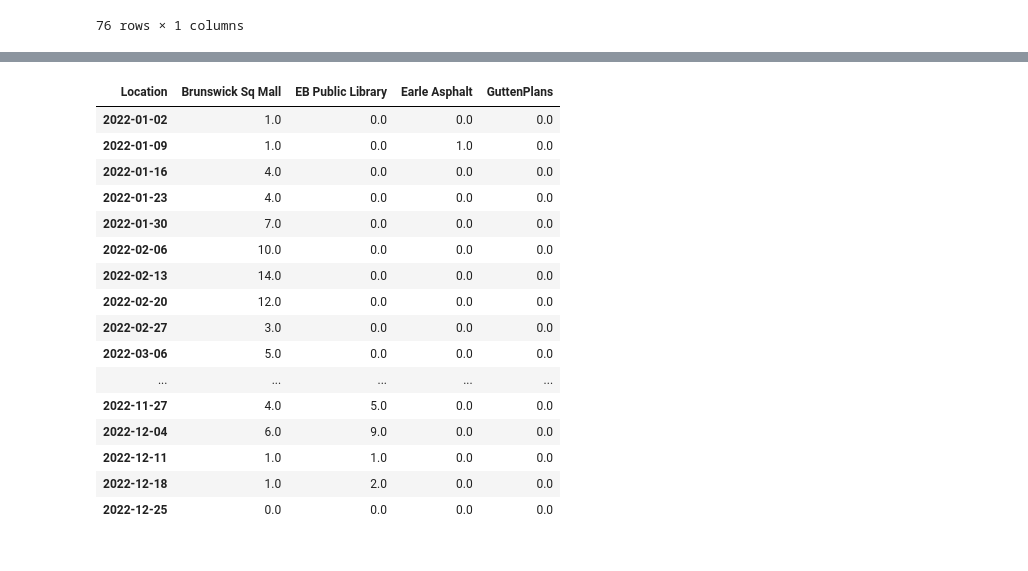
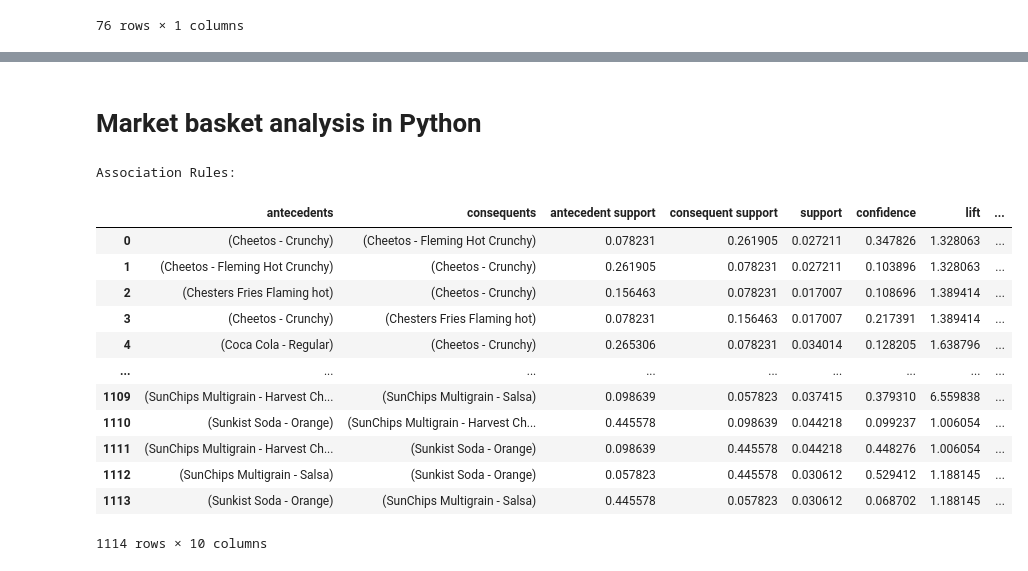
Before and after one commit to tomweinandy/AIinPowerBI, a Jupyter notebook: clean_vending_data.ipynb, the cells around one changed output, grey strips where cells are left out. Drawn from its saved outputs; the diff is of its cells as text; code cells hidden in the pictures.

Commit message:
Add market basket analysis

```diff
--- a/clean_vending_data.ipynb
+++ b/clean_vending_data.ipynb
@@ -587,20 +342,38 @@ plt.show()
-# %%
-pivot_data
-# %% [output]
-| Location | Brunswick Sq Mall | EB Public Library | Earle Asphalt | GuttenPlans |
-| 2022-01-02 | 1.0 | 0.0 | 0.0 | 0.0 |
-| 2022-01-09 | 1.0 | 0.0 | 1.0 | 0.0 |
-| 2022-01-16 | 4.0 | 0.0 | 0.0 | 0.0 |
-| 2022-01-23 | 4.0 | 0.0 | 0.0 | 0.0 |
-| 2022-01-30 | 7.0 | 0.0 | 0.0 | 0.0 |
-| 2022-02-06 | 10.0 | 0.0 | 0.0 | 0.0 |
-| 2022-02-13 | 14.0 | 0.0 | 0.0 | 0.0 |
-| 2022-02-20 | 12.0 | 0.0 | 0.0 | 0.0 |
-| 2022-02-27 | 3.0 | 0.0 | 0.0 | 0.0 |
-| 2022-03-06 | 5.0 | 0.0 | 0.0 | 0.0 |
-| ... | ... | ... | ... | ... |
-| 2022-11-27 | 4.0 | 5.0 | 0.0 | 0.0 |
-| 2022-12-04 | 6.0 | 9.0 | 0.0 | 0.0 |
-| 2022-12-11 | 1.0 | 1.0 | 0.0 | 0.0 |
-| 2022-12-18 | 1.0 | 2.0 | 0.0 | 0.0 |
-| 2022-12-25 | 0.0 | 0.0 | 0.0 | 0.0 |
+# %% [markdown]
+# Market basket analysis in Python
+# %%
+from mlxtend.preprocessing import TransactionEncoder
+from mlxtend.frequent_patterns import apriori, association_rules
+
+# Example list of grocery item sets
+grocery_list = basket_list
+
+# Convert the grocery list to a one-hot encoded transaction format
+te = TransactionEncoder()
+te_ary = te.fit_transform(grocery_list)
+df = pd.DataFrame(te_ary, columns=te.columns_)
+
+# Apply the Apriori algorithm to find frequent itemsets
+frequent_itemsets = apriori(df, min_support=0.01, use_colnames=True, max_len=2)
+
+# Generate association rules
+association_rules = association_rules(frequent_itemsets, metric='lift', min_threshold=1)
+
+# Display the association rules
+print("\nAssociation Rules:")
+association_rules
+# %% [output]
+Association Rules:
+|  | antecedents | consequents | antecedent support | consequent support | support | confidence | lift | ... |
+| 0 | (Cheetos - Crunchy) | (Cheetos - Fleming Hot Crunchy) | 0.078231 | 0.261905 | 0.027211 | 0.347826 | 1.328063 | ... |
+| 1 | (Cheetos - Fleming Hot Crunchy) | (Cheetos - Crunchy) | 0.261905 | 0.078231 | 0.027211 | 0.103896 | 1.328063 | ... |
+| 2 | (Chesters Fries Flaming hot) | (Cheetos - Crunchy) | 0.156463 | 0.078231 | 0.017007 | 0.108696 | 1.389414 | ... |
+| 3 | (Cheetos - Crunchy) | (Chesters Fries Flaming hot) | 0.078231 | 0.156463 | 0.017007 | 0.217391 | 1.389414 | ... |
+| 4 | (Coca Cola - Regular) | (Cheetos - Crunchy) | 0.265306 | 0.078231 | 0.034014 | 0.128205 | 1.638796 | ... |
+| ... | ... | ... | ... | ... | ... | ... | ... | ... |
+| 1109 | (SunChips Multigrain - Harvest Ch... | (SunChips Multigrain - Salsa) | 0.098639 | 0.057823 | 0.037415 | 0.379310 | 6.559838 | ... |
+| 1110 | (Sunkist Soda - Orange) | (SunChips Multigrain - Harvest Ch... | 0.445578 | 0.098639 | 0.044218 | 0.099237 | 1.006054 | ... |
+| 1111 | (SunChips Multigrain - Harvest Ch... | (Sunkist Soda - Orange) | 0.098639 | 0.445578 | 0.044218 | 0.448276 | 1.006054 | ... |
+| 1112 | (SunChips Multigrain - Salsa) | (Sunkist Soda - Orange) | 0.057823 | 0.445578 | 0.030612 | 0.529412 | 1.188145 | ... |
+| 1113 | (Sunkist Soda - Orange) | (SunChips Multigrain - Salsa) | 0.445578 | 0.057823 | 0.030612 | 0.068702 | 1.188145 | ... |
+1114 rows × 10 columns
```
Also changed, not shown: parts of 20 cells of this notebook.
